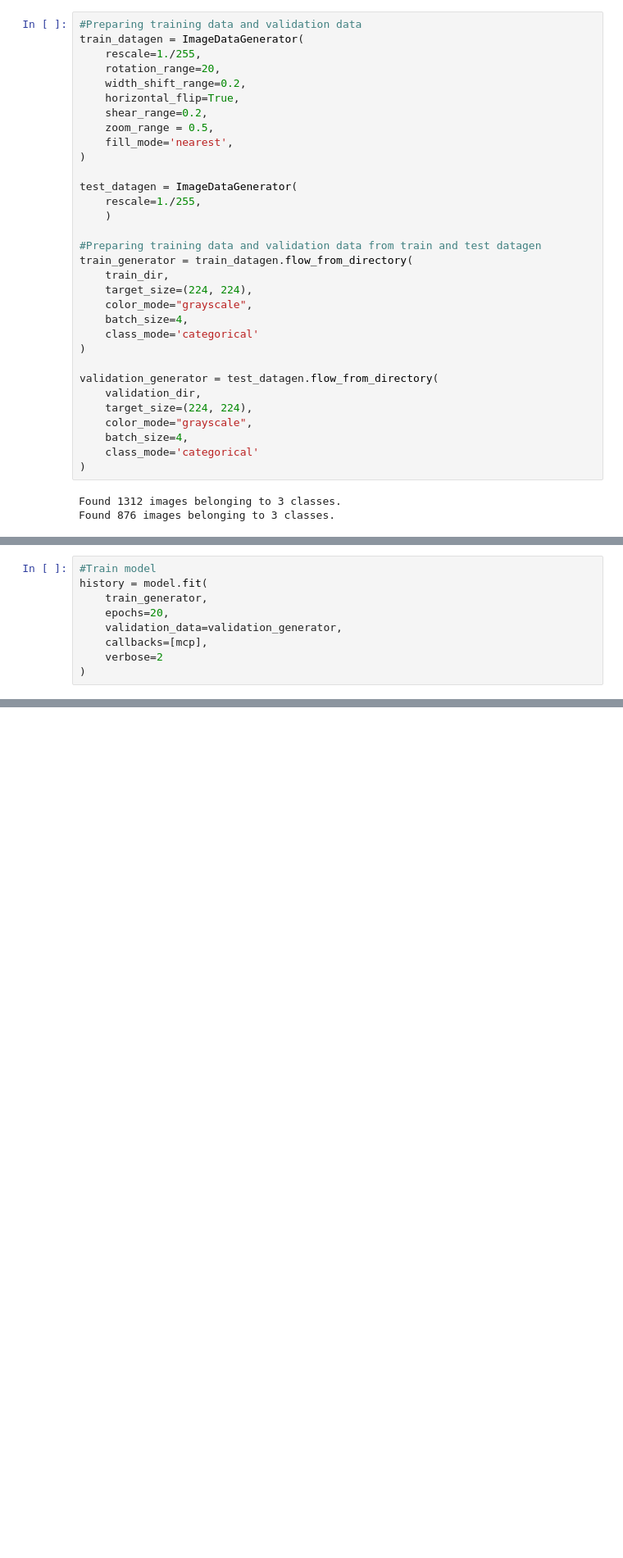
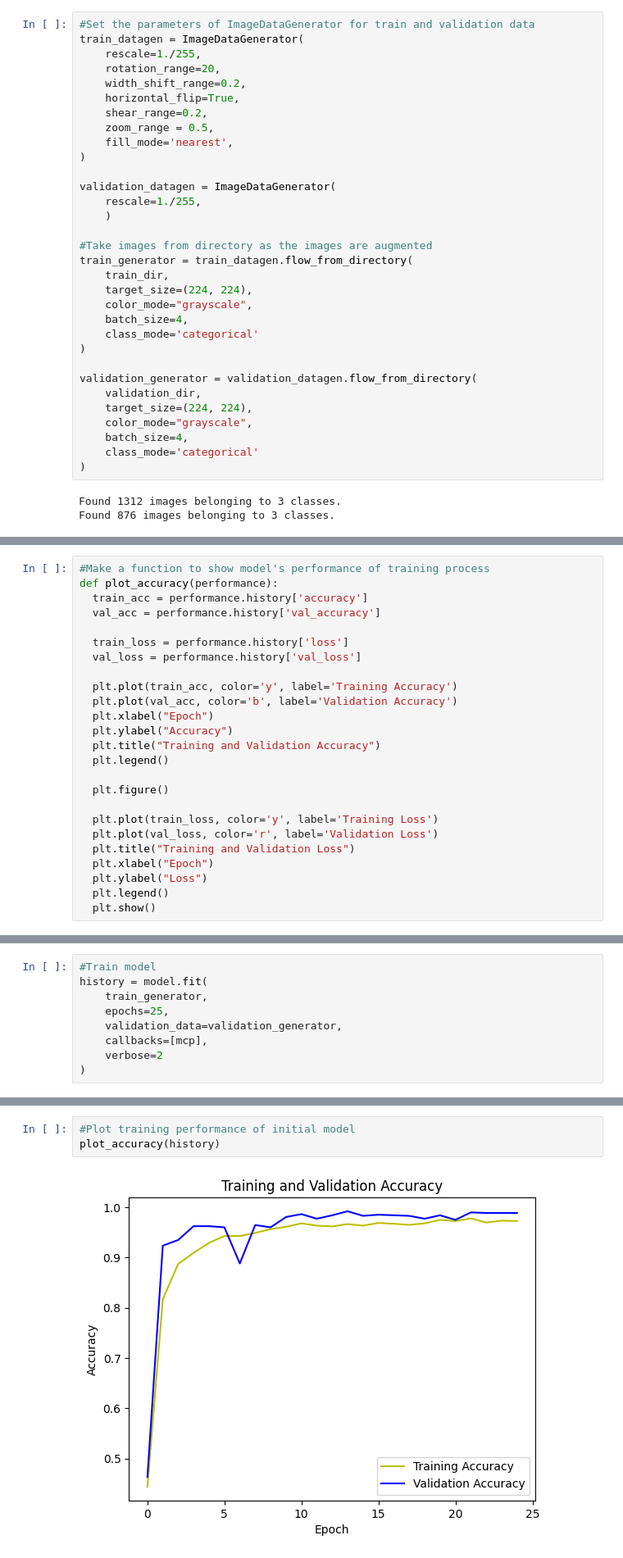
Before and after one commit to imandreans/Rock-Paper-Scissors-Prediction, a Jupyter notebook: modeling.ipynb, the cells around one changed output, grey strips where cells are left out. Shown: that part at 82% size. Cells and saved outputs as stored; diff of their text form; blank space fills up the shorter version.

Commit message:
Add new model file, and modify modeling file

```diff
--- a/modeling.ipynb
+++ b/modeling.ipynb
@@ -68,5 +84,5 @@ validation_dir = os.path.join(base_dir, 'val')
 # %%
-#Preparing training data and validation data
+#Set the parameters of ImageDataGenerator for train and validation data
 train_datagen = ImageDataGenerator(
     rescale=1./255,
     rotation_range=20,
@@ -77,11 +93,11 @@ train_datagen = ImageDataGenerator(
     fill_mode='nearest',
 )
 
-test_datagen = ImageDataGenerator(
+validation_datagen = ImageDataGenerator(
     rescale=1./255,
     )
 
-#Preparing training data and validation data from train and test datagen
+#Take images from directory as the images are augmented
 train_generator = train_datagen.flow_from_directory(
     train_dir,
     target_size=(224, 224),
@@ -90,7 +106,7 @@ train_generator = train_datagen.flow_from_directory(
     class_mode='categorical'
 )
 
-validation_generator = test_datagen.flow_from_directory(
+validation_generator = validation_datagen.flow_from_directory(
     validation_dir,
     target_size=(224, 224),
     color_mode="grayscale",
@@ -102,0 +124,25 @@ Found 876 images belonging to 3 classes.
+# %%
+#Make a function to show model's performance of training process
+def plot_accuracy(performance):
+  train_acc = performance.history['accuracy']
+  val_acc = performance.history['val_accuracy']
+
+  train_loss = performance.history['loss']
+  val_loss = performance.history['val_loss']
+
+  plt.plot(train_acc, color='y', label='Training Accuracy')
+  plt.plot(val_acc, color='b', label='Validation Accuracy')
+  plt.xlabel("Epoch")
+  plt.ylabel("Accuracy")
+  plt.title("Training and Validation Accuracy")
+  plt.legend()
+
+  plt.figure()
+
+  plt.plot(train_loss, color='y', label='Training Loss')
+  plt.plot(val_loss, color='r', label='Validation Loss')
+  plt.title("Training and Validation Loss")
+  plt.xlabel("Epoch")
+  plt.ylabel("Loss")
+  plt.legend()
+  plt.show()
@@ -140,7 +236,7 @@ mcp = ModelCheckpoint(
 #Train model
 history = model.fit(
     train_generator,
-    epochs=20,
+    epochs=25,
     validation_data=validation_generator,
     callbacks=[mcp],
     verbose=2
@@ -229,0 +264,5 @@ sns.heatmap(train_cm, annot = True, fmt= '.2f', cmap='binary')
+# %%
+#Plot training performance of initial model
+plot_accuracy(history)
+# %% [output]
+[figure, added]
```
Also changed, not shown: parts of 33 cells of this notebook, 5 other files.
